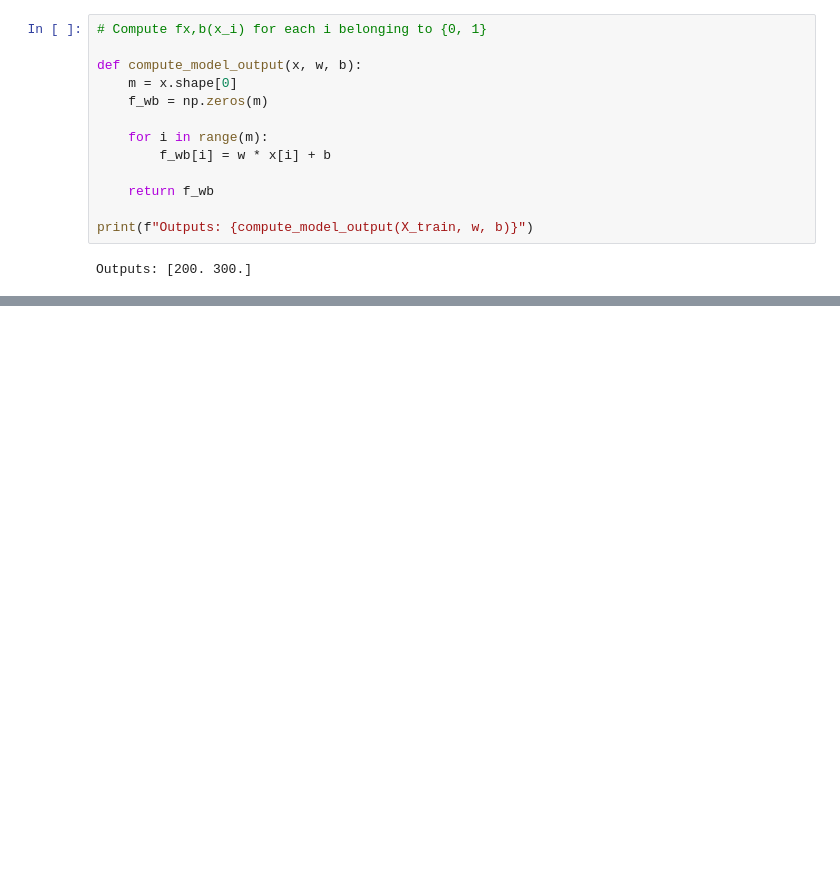
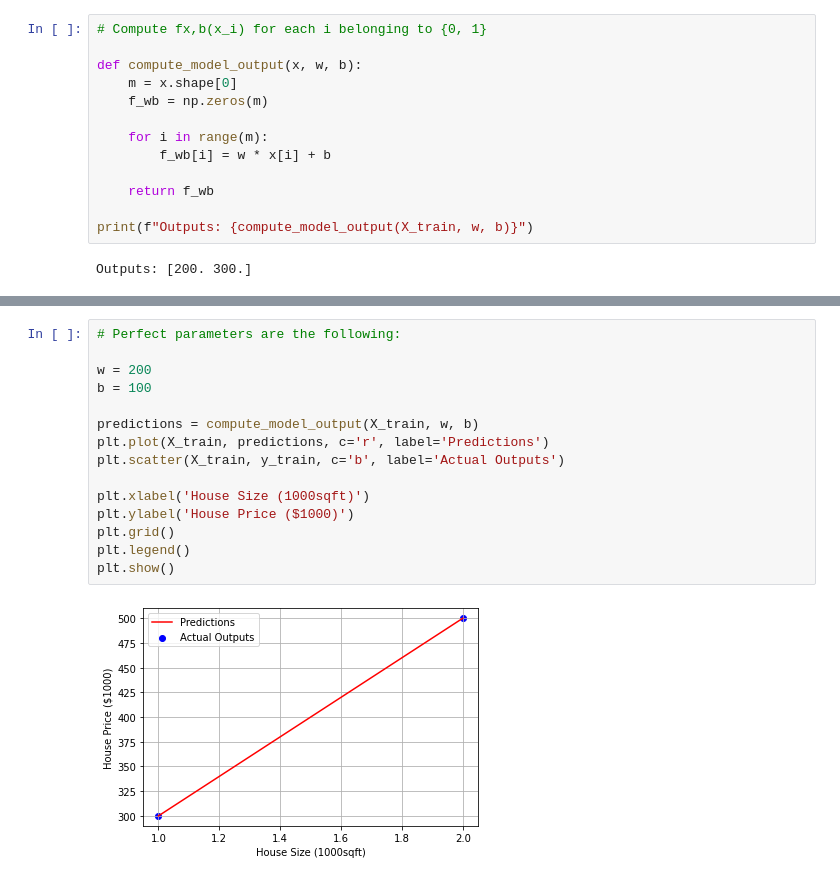
Before and after one commit to ammarlodhi255/supervised-learning-from-scratch, a Jupyter notebook: regression/regression_overview.ipynb, the cells around one changed output, grey strips where cells are left out. Drawn from its saved outputs; the diff is of its cells as text; blank space fills up the shorter version.

```diff
--- a/regression/regression_overview.ipynb
+++ b/regression/regression_overview.ipynb
@@ -80,0 +94,17 @@ Outputs: [200. 300.]
+# %%
+# Perfect parameters are the following:
+
+w = 200
+b = 100
+
+predictions = compute_model_output(X_train, w, b)
+plt.plot(X_train, predictions, c='r', label='Predictions')
+plt.scatter(X_train, y_train, c='b', label='Actual Outputs')
+
+plt.xlabel('House Size (1000sqft)')
+plt.ylabel('House Price ($1000)')
+plt.grid()
+plt.legend()
+plt.show()
+# %% [output]
+[figure, added]
```
Also changed, not shown: parts of 1 cell of this notebook.
